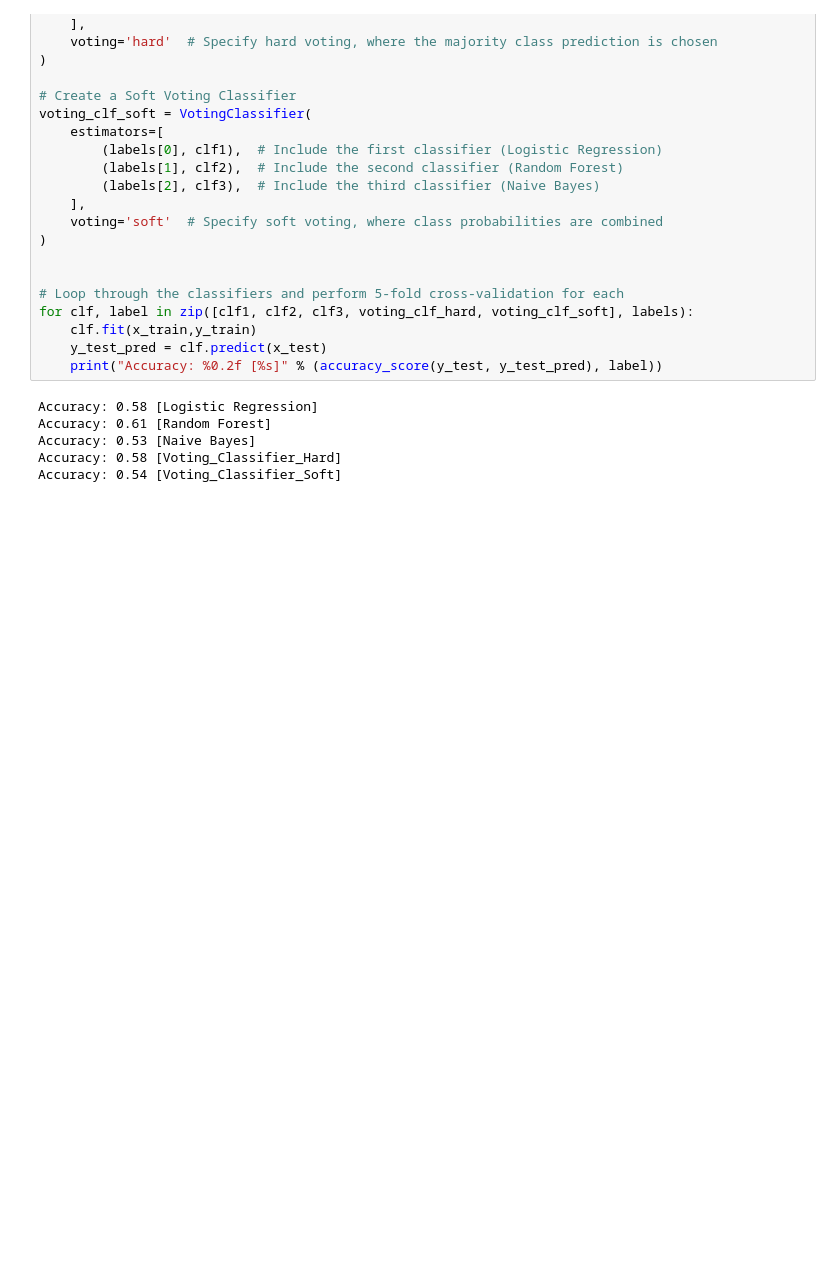
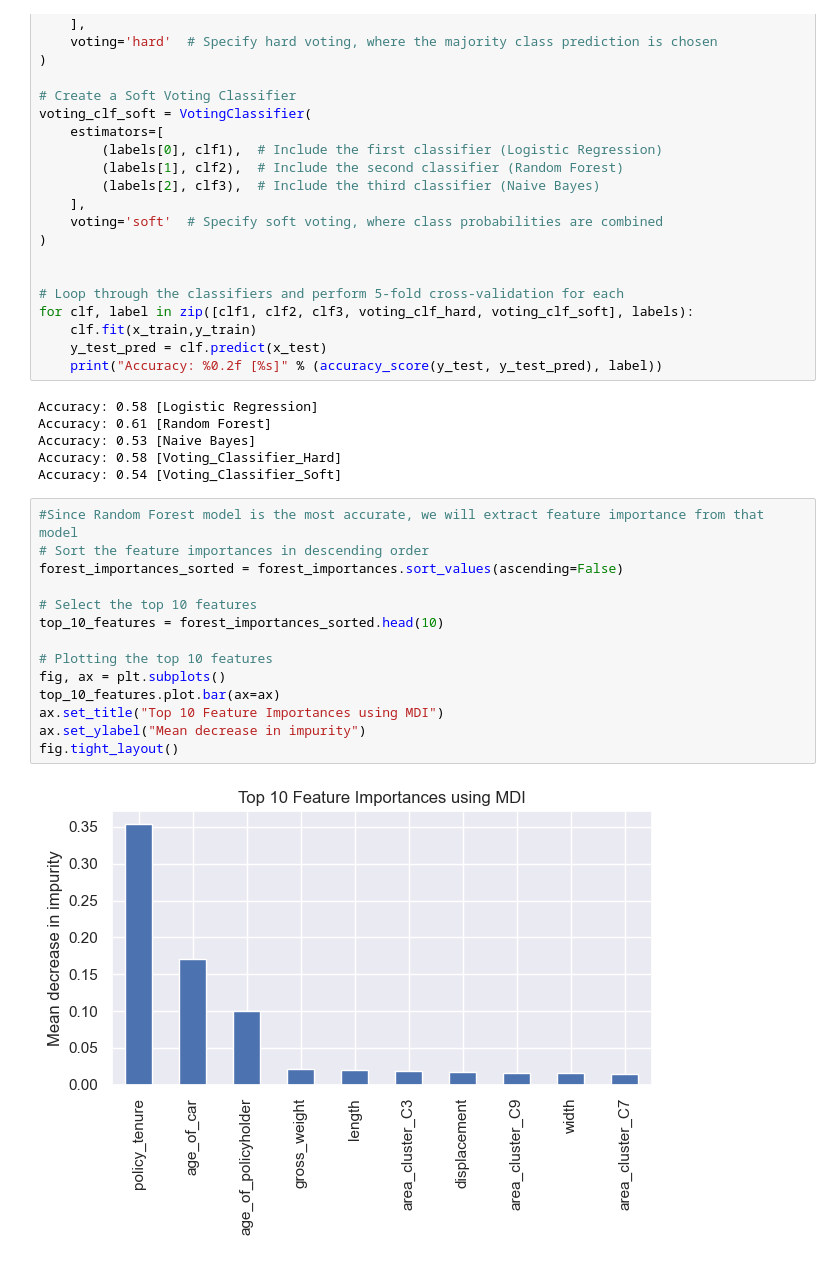
Before and after one commit to evlyn04/SC1015project, a Jupyter notebook: SC1015 Mini Project_Combined.ipynb, the cells around one changed output. Cells and saved outputs as stored; diff of their text form; blank space fills up the shorter version.

```diff
--- a/SC1015 Mini Project_Combined.ipynb
+++ b/SC1015 Mini Project_Combined.ipynb
@@ -665,3 +665,19 @@ Accuracy: 0.61 [Random Forest]
 Accuracy: 0.53 [Naive Bayes]
 Accuracy: 0.58 [Voting_Classifier_Hard]
 Accuracy: 0.54 [Voting_Classifier_Soft]
+# %%
+#Since Random Forest model is the most accurate, we will extract feature importance from that model
+# Sort the feature importances in descending order
+forest_importances_sorted = forest_importances.sort_values(ascending=False)
+
+# Select the top 10 features
+top_10_features = forest_importances_sorted.head(10)
+
+# Plotting the top 10 features
+fig, ax = plt.subplots()
+top_10_features.plot.bar(ax=ax)
+ax.set_title("Top 10 Feature Importances using MDI")
+ax.set_ylabel("Mean decrease in impurity")
+fig.tight_layout()
+# %% [output]
+[figure, added]
```
Also changed, not shown: parts of 2 cells of this notebook.
